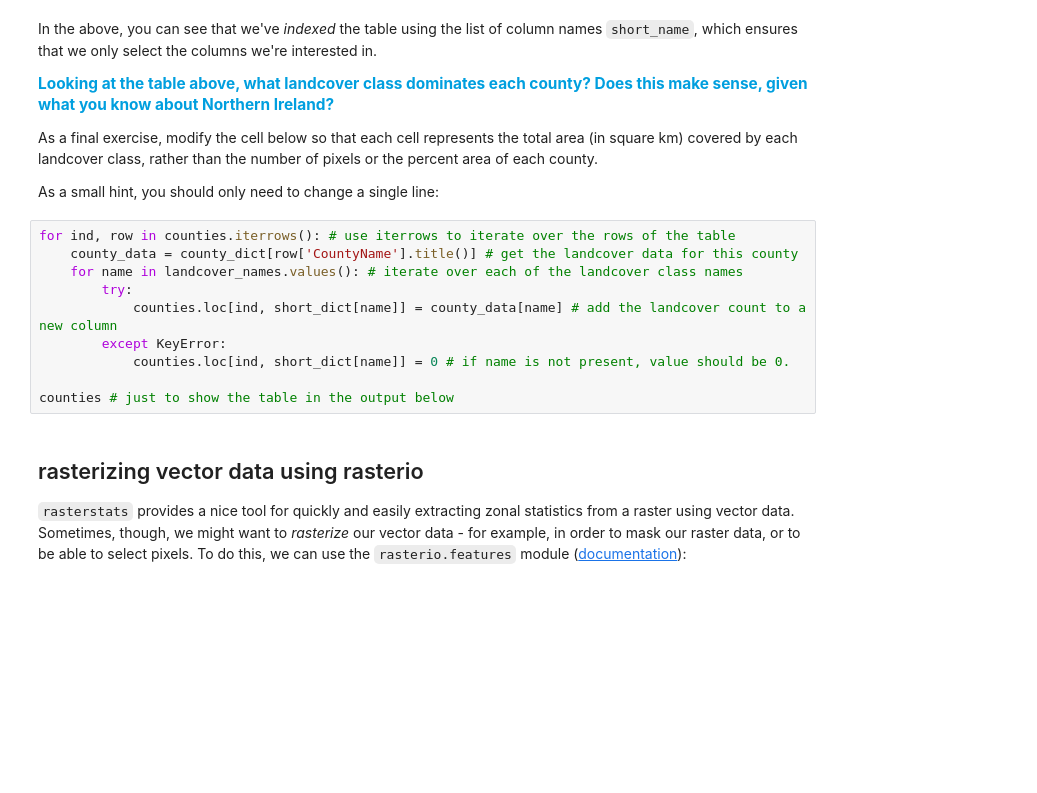
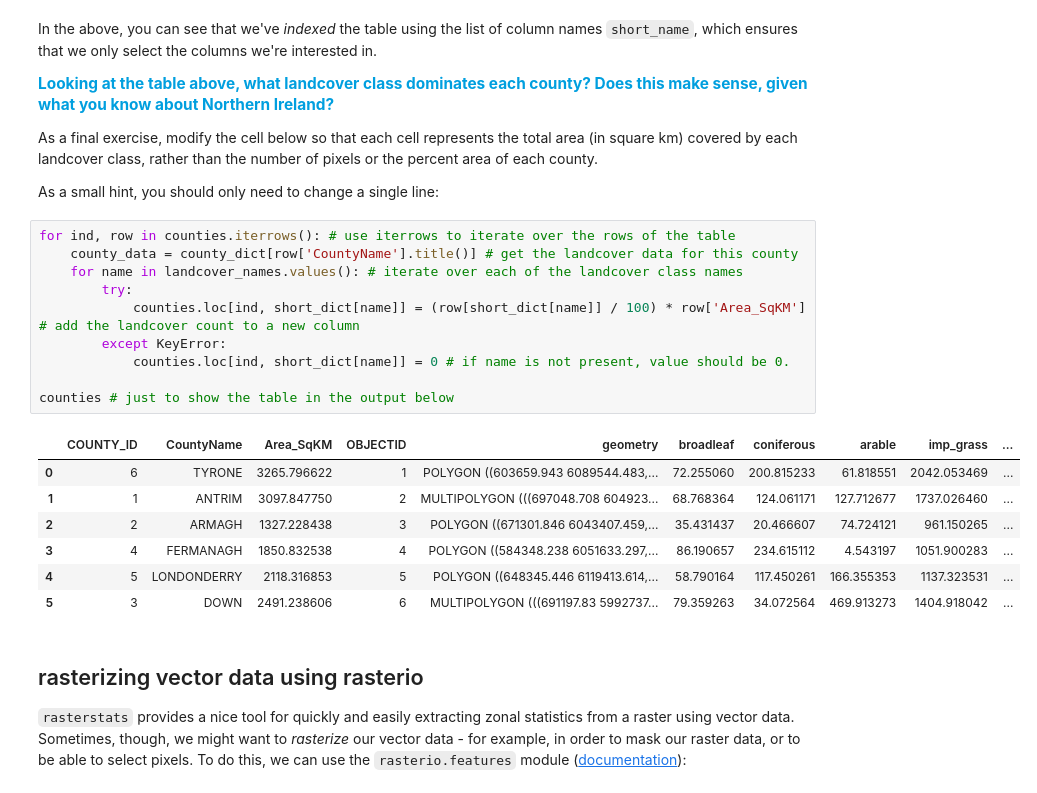
Before and after one commit to EJHolt-Study/egm722, a Jupyter notebook: Week5/ZonalStats.ipynb, the cells around one changed output. Saved outputs shown, nothing was run; the diff lists cells and outputs as text; blank space fills up the shorter version.

```diff
--- a/Week5/ZonalStats.ipynb
+++ b/Week5/ZonalStats.ipynb
@@ -349,13 +349,21 @@ As a small hint, you should only need to change a single line:
 # %%
 for ind, row in counties.iterrows(): # use iterrows to iterate over the rows of the table
     county_data = county_dict[row['CountyName'].title()] # get the landcover data for this county
     for name in landcover_names.values(): # iterate over each of the landcover class names
         try:
-            counties.loc[ind, short_dict[name]] = county_data[name] # add the landcover count to a new column
+            counties.loc[ind, short_dict[name]] = (row[short_dict[name]] / 100) * row['Area_SqKM'] # add the landcover count to a new column
         except KeyError:
             counties.loc[ind, short_dict[name]] = 0 # if name is not present, value should be 0.
 
 counties # just to show the table in the output below
+# %% [output]
+|  | COUNTY_ID | CountyName | Area_SqKM | OBJECTID | geometry | broadleaf | coniferous | arable | imp_grass | ... |
+| 0 | 6 | TYRONE | 3265.796622 | 1 | POLYGON ((603659.943 6089544.483,... | 72.255060 | 200.815233 | 61.818551 | 2042.053469 | ... |
+| 1 | 1 | ANTRIM | 3097.847750 | 2 | MULTIPOLYGON (((697048.708 604923... | 68.768364 | 124.061171 | 127.712677 | 1737.026460 | ... |
+| 2 | 2 | ARMAGH | 1327.228438 | 3 | POLYGON ((671301.846 6043407.459,... | 35.431437 | 20.466607 | 74.724121 | 961.150265 | ... |
+| 3 | 4 | FERMANAGH | 1850.832538 | 4 | POLYGON ((584348.238 6051633.297,... | 86.190657 | 234.615112 | 4.543197 | 1051.900283 | ... |
+| 4 | 5 | LONDONDERRY | 2118.316853 | 5 | POLYGON ((648345.446 6119413.614,... | 58.790164 | 117.450261 | 166.355353 | 1137.323531 | ... |
+| 5 | 3 | DOWN | 2491.238606 | 6 | MULTIPOLYGON (((691197.83 5992737... | 79.359263 | 34.072564 | 469.913273 | 1404.918042 | ... |
 # %% [markdown]
 ## rasterizing vector data using rasterio
 `rasterstats` provides a nice tool for quickly and easily extracting zonal statistics from a raster using vector data. Sometimes, though, we might want to *rasterize* our vector data - for example, in order to mask our raster data, or to be able to select pixels. To do this, we can use the `rasterio.features` module ([documentation](https://rasterio.readthedocs.io/en/latest/api/rasterio.features.html)):
```
Also changed, not shown: parts of 2 cells of this notebook.
